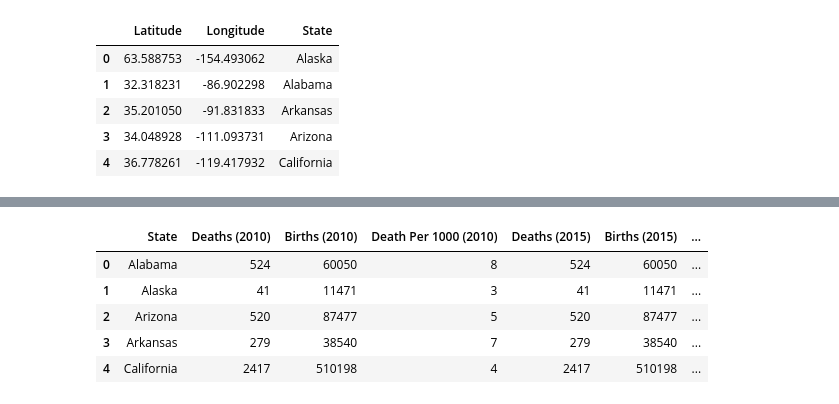
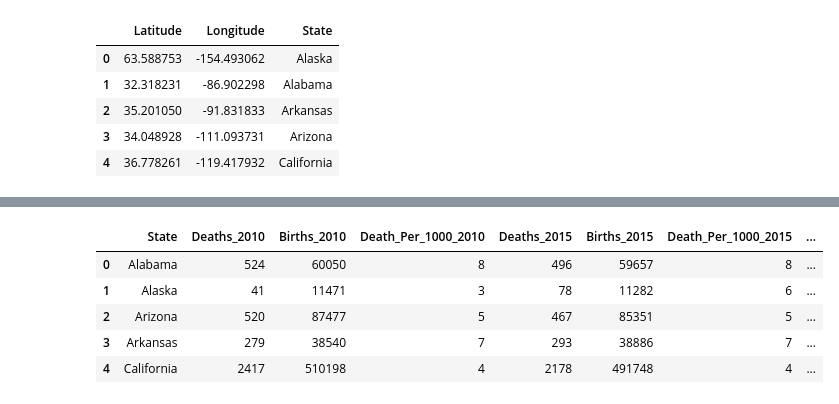
Before and after one commit to Sanjaye22/CU-BootCampProject-Two, a Jupyter notebook: Notebook/CU-BootCampProject_Two Notebook.ipynb, the cells around one changed output, grey strips where cells are left out. Cells and saved outputs as stored; diff of their text form; code cells hidden in the pictures.

```diff
--- a/Notebook/CU-BootCampProject_Two Notebook.ipynb
+++ b/Notebook/CU-BootCampProject_Two Notebook.ipynb
@@ -114,6 +124,6 @@ See the caveats in the documentation: https://pandas.pydata.org/pandas-docs/stab
 | 3 | Arkansas | 293 | 38886 | 7.53 |
 | 4 | California | 2178 | 491748 | 4.43 |
 # %%
-newdf2015updated_df = newdf2010_df.rename(columns={"Deaths":"Deaths (2015)", "Births":"Births (2015)", "Death": "Death Per 1000 (2015)"})
+newdf2015updated_df = newdf2015_df.rename(columns={"Deaths":"Deaths_2015", "Births":"Births_2015", "Death": "Death_Per_1000_2015"})
 newdf2015updated_df.head()
 # %% [output]
@@ -173,6 +183,6 @@ newmerged_df.head()
 # %%
 #merge onto new merged df and unissued data from Kaggle
-finalnewmerged_df = pd.merge(newmerged_df, kgupdated_df, how="outer", on="State")
+finalnewmerged_df = pd.merge(newmerged_df, newkgupdated_df, how="outer", on="State")
 
 #drop _merge coloumn
 finalnewmerged1_df= finalnewmerged_df.drop(["_merge"], axis=1)
@@ -187,3 +196,0 @@ finalnewmerged1_df.head()
-# %%
-finalnewmerged1_df = finalnewmerged1_df.rename(columns={"Uninsured Rate (2010)": "Uninsured Rate % (2010)", "Uninsured Rate (2015)":"Uninsured Rate % (2015)", "Uninsured Rate Change (2010-2015)": "Uninsured Rate Change % (2010-2015)"})
-finalnewmerged1_df.head()
@@ -213,6 +213,6 @@ dtype: object
 # %%
 test_df = finalnewmerged1_df
 
-test_df[['Death Per 1000 (2010)', 'Death Per 1000 (2015)','Latitude', 'Longitude']] = test_df[['Death Per 1000 (2010)', 'Death Per 1000 (2015)', 'Latitude', 'Longitude']].astype(int)
+test_df[['Death_Per_1000_2010', 'Death_Per_1000_2015','Latitude', 'Longitude']] = test_df[['Death_Per_1000_2010', 'Death_Per_1000_2015','Latitude', 'Longitude']].astype(int)
 test_df.head()
 # %% [output]
@@ -240,11 +240,11 @@ Uninsured Rate Change % (2010-2015)    object
 dtype: object
 # %%
-test_df['Uninsured Rate % (2010)'] = (test_df['Uninsured Rate % (2010)'].str.strip('%').astype(object))
+test_df['Uninsured_Rate_2010(%)'] = (test_df['Uninsured_Rate_2010(%)'].str.strip('%').astype(object))
 test_df.head()
 # %% [output]
-|  | State | Deaths (2010) | Births (2010) | Death Per 1000 (2010) | Deaths (2015) | Births (2015) | ... |
-| 0 | Alabama | 524 | 60050 | 8 | 524 | 60050 | ... |
-| 1 | Alaska | 41 | 11471 | 3 | 41 | 11471 | ... |
-| 2 | Arizona | 520 | 87477 | 5 | 520 | 87477 | ... |
-| 3 | Arkansas | 279 | 38540 | 7 | 279 | 38540 | ... |
-| 4 | California | 2417 | 510198 | 4 | 2417 | 510198 | ... |
+|  | State | Deaths_2010 | Births_2010 | Death_Per_1000_2010 | Deaths_2015 | Births_2015 | Death_Per_1000_2015 | ... |
+| 0 | Alabama | 524 | 60050 | 8 | 496 | 59657 | 8 | ... |
+| 1 | Alaska | 41 | 11471 | 3 | 78 | 11282 | 6 | ... |
+| 2 | Arizona | 520 | 87477 | 5 | 467 | 85351 | 5 | ... |
+| 3 | Arkansas | 279 | 38540 | 7 | 293 | 38886 | 7 | ... |
+| 4 | California | 2417 | 510198 | 4 | 2178 | 491748 | 4 | ... |
```
Also changed, not shown: parts of 20 cells of this notebook, 5 other files.
